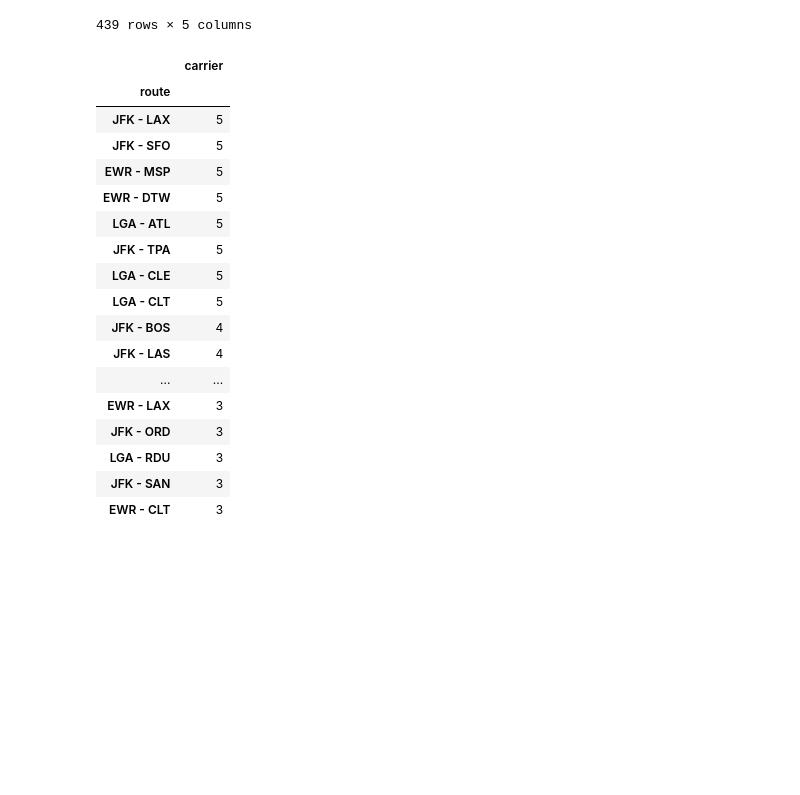
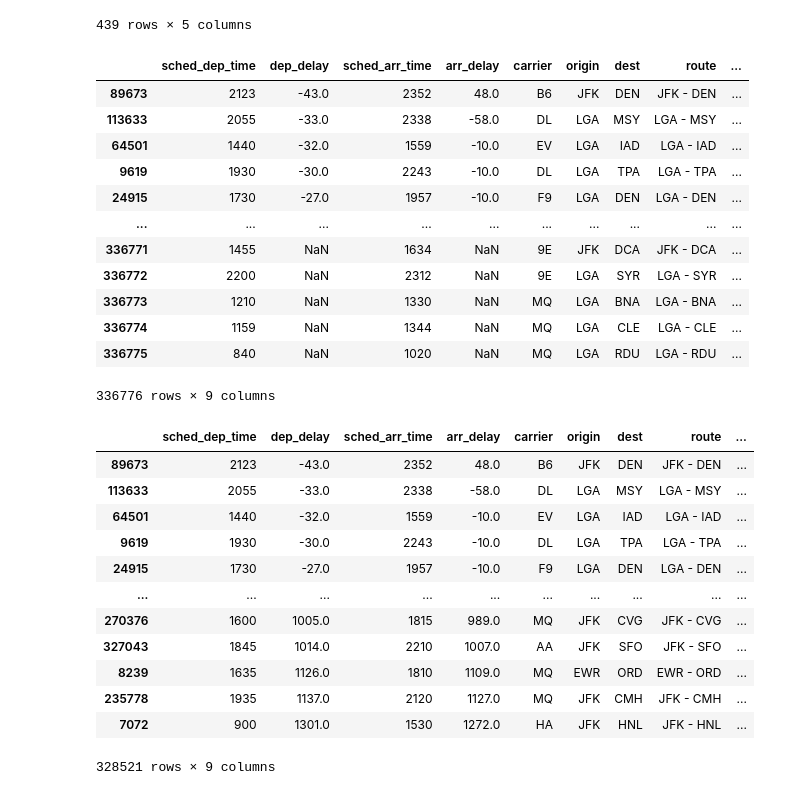
Before and after one commit to MassStreetDataSchool/python-for-data-analysis, a Jupyter notebook: 02 The Basics/pandas_for_data_science.ipynb, the cells around one changed output. Saved outputs shown, nothing was run; the diff lists cells and outputs as text; code cells hidden in the pictures; blank space fills up the shorter version.

```diff
--- a/02 The Basics/pandas_for_data_science.ipynb
+++ b/02 The Basics/pandas_for_data_science.ipynb
@@ -212,25 +84,3 @@ df.groupby(['route', 'carrier']).mean()
 | LGA - XNA | EV | 1100.000000 | 71.000000 | 1245.000000 | 119.000000 | 145.000000 |
 |  | MQ | 1316.189516 | 5.843923 | 1555.416667 | 6.956215 | 239.227151 |
 439 rows × 5 columns
-# %%
-routes = df.groupby(['route']).nunique().sort_values(by='carrier', ascending=False)[:50][['carrier']]
-routes
-# %% [output]
-|  | carrier |
-| route |  |
-| JFK - LAX | 5 |
-| JFK - SFO | 5 |
-| EWR - MSP | 5 |
-| EWR - DTW | 5 |
-| LGA - ATL | 5 |
-| JFK - TPA | 5 |
-| LGA - CLE | 5 |
-| LGA - CLT | 5 |
-| JFK - BOS | 4 |
-| JFK - LAS | 4 |
-| ... | ... |
-| EWR - LAX | 3 |
-| JFK - ORD | 3 |
-| LGA - RDU | 3 |
-| JFK - SAN | 3 |
-| EWR - CLT | 3 |
@@ -236,0 +89,32 @@ routes
+# %%
+df.sort_values('dep_delay')
+# %% [output]
+|  | sched_dep_time | dep_delay | sched_arr_time | arr_delay | carrier | origin | dest | route | ... |
+| 89673 | 2123 | -43.0 | 2352 | 48.0 | B6 | JFK | DEN | JFK - DEN | ... |
+| 113633 | 2055 | -33.0 | 2338 | -58.0 | DL | LGA | MSY | LGA - MSY | ... |
+| 64501 | 1440 | -32.0 | 1559 | -10.0 | EV | LGA | IAD | LGA - IAD | ... |
+| 9619 | 1930 | -30.0 | 2243 | -10.0 | DL | LGA | TPA | LGA - TPA | ... |
+| 24915 | 1730 | -27.0 | 1957 | -10.0 | F9 | LGA | DEN | LGA - DEN | ... |
+| ... | ... | ... | ... | ... | ... | ... | ... | ... | ... |
+| 336771 | 1455 | NaN | 1634 | NaN | 9E | JFK | DCA | JFK - DCA | ... |
+| 336772 | 2200 | NaN | 2312 | NaN | 9E | LGA | SYR | LGA - SYR | ... |
+| 336773 | 1210 | NaN | 1330 | NaN | MQ | LGA | BNA | LGA - BNA | ... |
+| 336774 | 1159 | NaN | 1344 | NaN | MQ | LGA | CLE | LGA - CLE | ... |
+| 336775 | 840 | NaN | 1020 | NaN | MQ | LGA | RDU | LGA - RDU | ... |
+336776 rows × 9 columns
+# %%
+df.dropna(subset=['dep_delay']).sort_values('dep_delay')
+# %% [output]
+|  | sched_dep_time | dep_delay | sched_arr_time | arr_delay | carrier | origin | dest | route | ... |
+| 89673 | 2123 | -43.0 | 2352 | 48.0 | B6 | JFK | DEN | JFK - DEN | ... |
+| 113633 | 2055 | -33.0 | 2338 | -58.0 | DL | LGA | MSY | LGA - MSY | ... |
+| 64501 | 1440 | -32.0 | 1559 | -10.0 | EV | LGA | IAD | LGA - IAD | ... |
+| 9619 | 1930 | -30.0 | 2243 | -10.0 | DL | LGA | TPA | LGA - TPA | ... |
+| 24915 | 1730 | -27.0 | 1957 | -10.0 | F9 | LGA | DEN | LGA - DEN | ... |
+| ... | ... | ... | ... | ... | ... | ... | ... | ... | ... |
+| 270376 | 1600 | 1005.0 | 1815 | 989.0 | MQ | JFK | CVG | JFK - CVG | ... |
+| 327043 | 1845 | 1014.0 | 2210 | 1007.0 | AA | JFK | SFO | JFK - SFO | ... |
+| 8239 | 1635 | 1126.0 | 1810 | 1109.0 | MQ | EWR | ORD | EWR - ORD | ... |
+| 235778 | 1935 | 1137.0 | 2120 | 1127.0 | MQ | JFK | CMH | JFK - CMH | ... |
+| 7072 | 900 | 1301.0 | 1530 | 1272.0 | HA | JFK | HNL | JFK - HNL | ... |
+328521 rows × 9 columns
```
Also changed, not shown: parts of 13 cells of this notebook.
